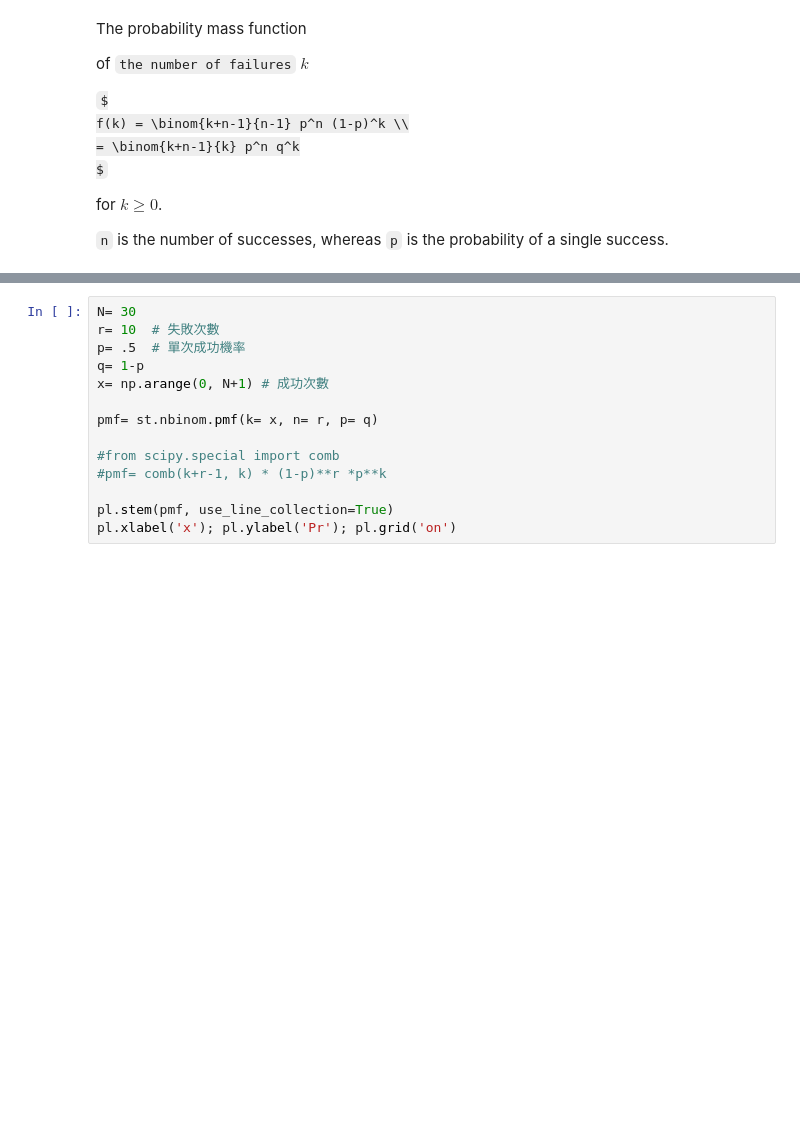
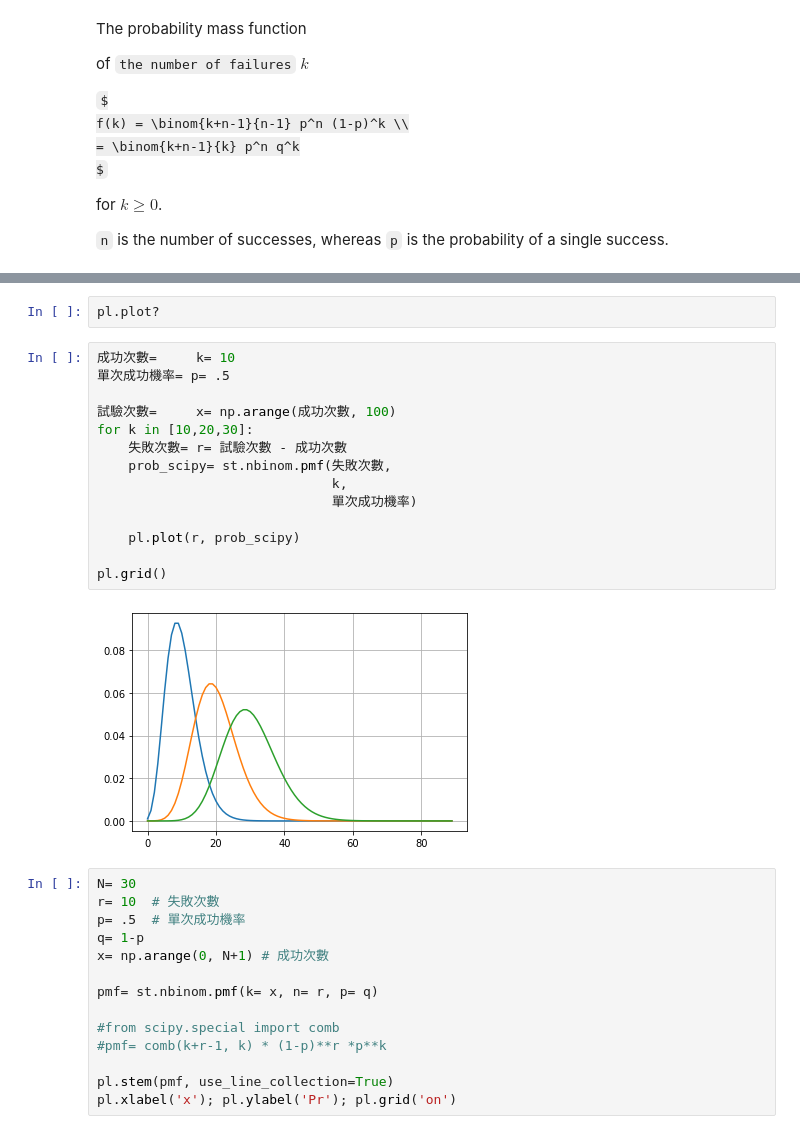
Before and after one commit to renyuanL/_ryProb2020, a Jupyter notebook: probCh03_2.ipynb, the cells around one changed output, grey strips where cells are left out. Drawn from its saved outputs; the diff is of its cells as text; some formulas as TeX source; blank space fills up the shorter version.

```diff
--- a/probCh03_2.ipynb
+++ b/probCh03_2.ipynb
@@ -338,3 +413,21 @@ whereas `p` is the probability of a single success.
+# %%
+pl.plot?
+# %%
+成功次數=     k= 10
+單次成功機率= p= .5
+
+試驗次數=     x= np.arange(成功次數, 100)
+for k in [10,20,30]:
+    失敗次數= r= 試驗次數 - 成功次數
+    prob_scipy= st.nbinom.pmf(失敗次數,
+                              k,
+                              單次成功機率)
+
+    pl.plot(r, prob_scipy)
+
+pl.grid()
+# %% [output]
+[figure, added]
 # %%
 N= 30
 r= 10  # 失敗次數
```
Also changed, not shown: parts of 9 cells of this notebook, 6 other files.
